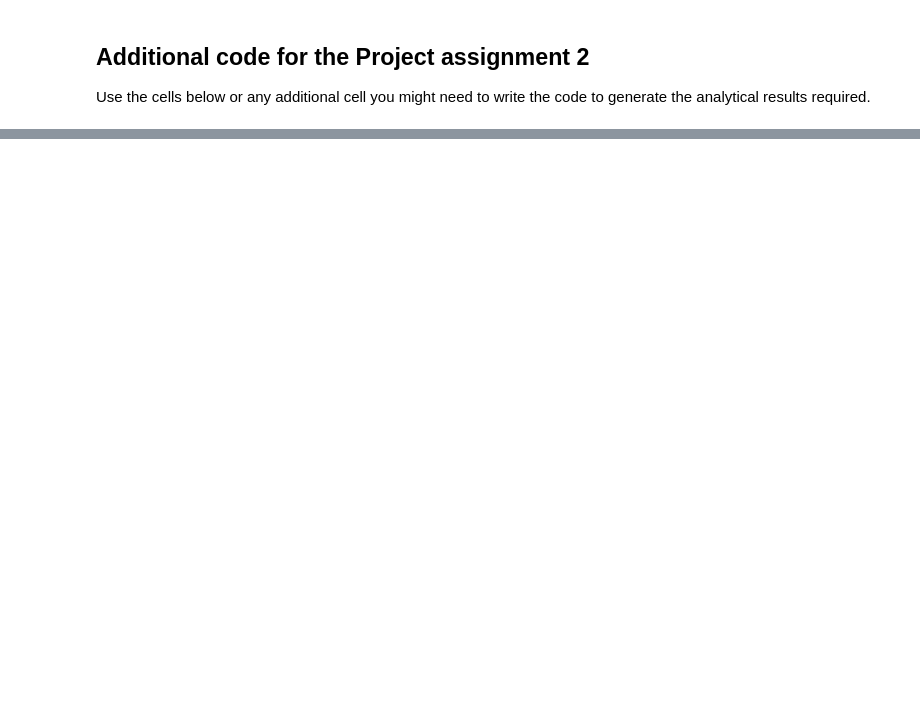
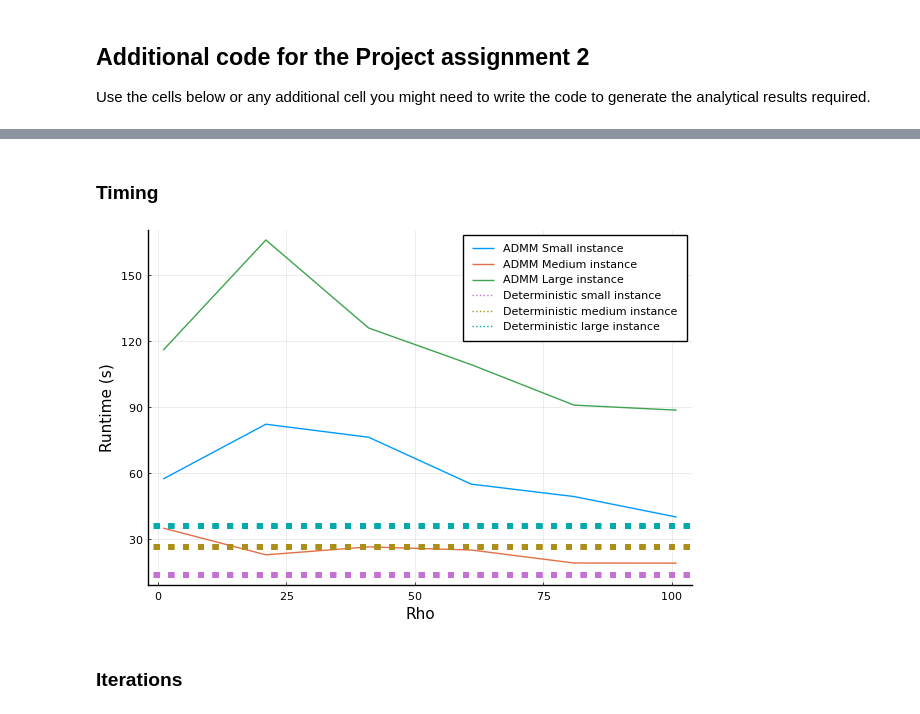
Before and after one commit to christiansegercrantz/Nonlinear-Optimization-course-2021, a Jupyter notebook: Project 2/481056_and_588205.ipynb, the cells around one changed output, grey strips where cells are left out. Cells and saved outputs as stored; diff of their text form; code cells hidden in the pictures; blank space fills up the shorter version.

```diff
--- a/Project 2/481056_and_588205.ipynb
+++ b/Project 2/481056_and_588205.ipynb
@@ -370,0 +370,4 @@ UndefVarError: UndefVarError: admm_model not defined
+# %%
+xact_small = @elapsed full_scale_model(small_instance);
+xact_medium = @elapsed full_scale_model(medium_instance);
+xact_large = @elapsed full_scale_model(large_instance);
@@ -370,0 +392,28 @@ UndefVarError: UndefVarError: admm_model not defined
+# %% [markdown]
+### Timing
+# %%
+rhorange = collect(1:20:101)
+runtimes = zeros(length(rhorange),3)
+
+for (i,rho) in enumerate(rhorange)
+    runtimes[i,1] = @elapsed admm_model(small_instance, ρ=rho);
+    runtimes[i,2] = @elapsed admm_model(medium_instance, ρ=rho);
+    runtimes[i,3] = @elapsed admm_model(large_instance, ρ=rho);
+    #println("iter ",i," for ρ=",rho," done")
+end
+#runtimes
+# %%
+plot(rhorange,
+    runtimes[:,:],
+    label = ["ADMM Small instance" "ADMM Medium instance" "ADMM Large instance"],
+    xlabel = "Rho",
+    ylabel = "Runtime (s)"
+)
+hline!(rhorange,line=(:dot, 4), fill(xact_small,length(rhorange) ), label = "Deterministic small instance")
+hline!(rhorange,line=(:dot, 4), fill(xact_medium,length(rhorange)), label = "Deterministic medium instance")
+hline!(rhorange,line=(:dot, 4), fill(xact_large,length(rhorange)), label = "Deterministic large instance")
+#savefig("Figures/times.png")
+# %% [output]
+[figure, added]
+# %% [markdown]
+### Iterations
```
Also changed, not shown: parts of 18 cells of this notebook, 9 other files.
